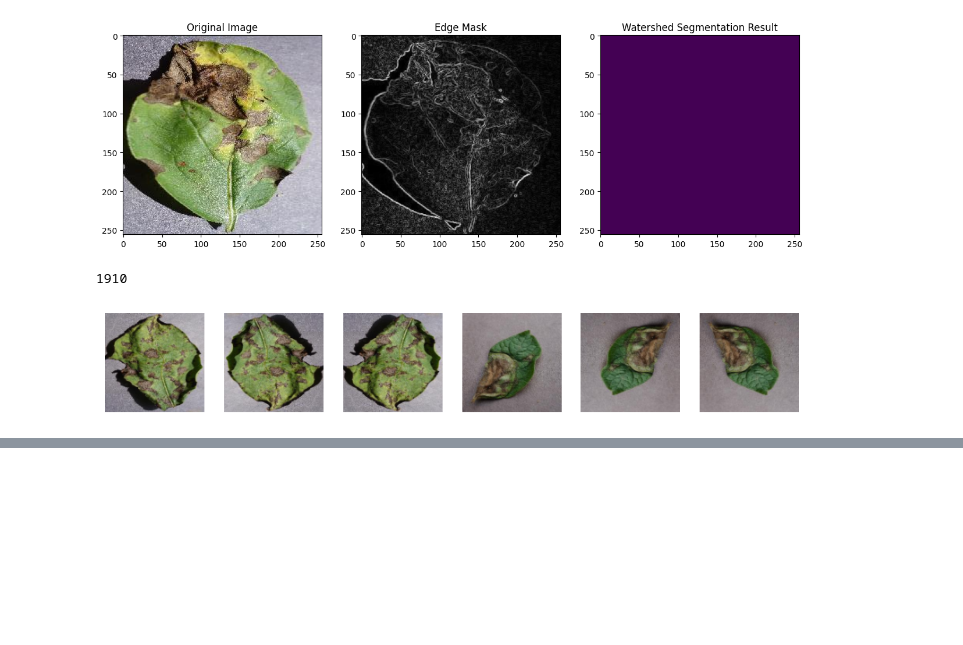
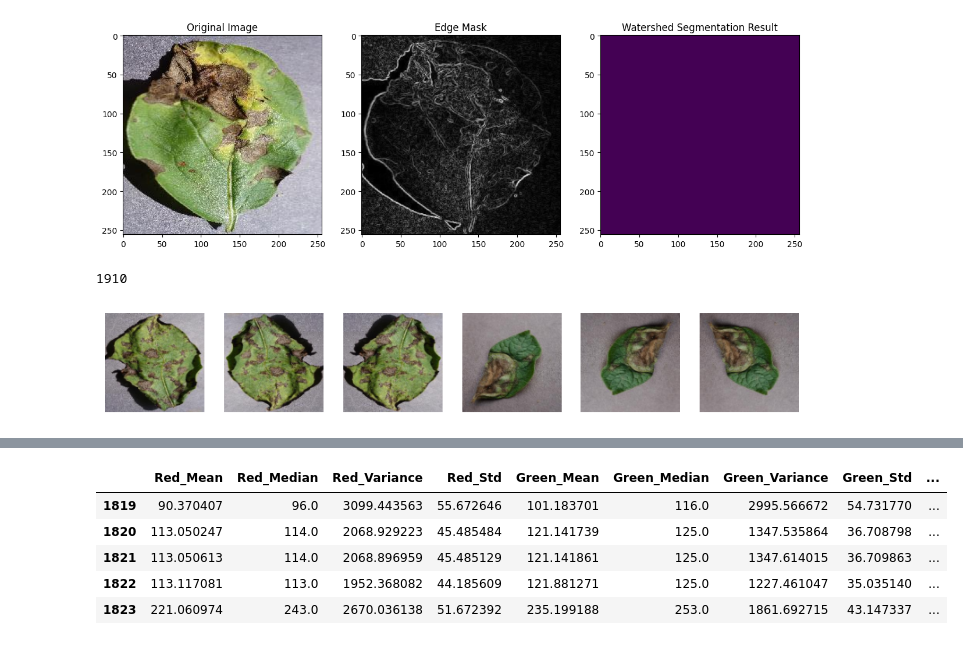
Before and after one commit to arfan64shah/Potato_Disease_DetectionandClassifictaion, a Jupyter notebook: Binary/binary.ipynb, the cells around one changed output, grey strips where cells are left out. Saved outputs shown, nothing was run; the diff lists cells and outputs as text; code cells hidden in the pictures; blank space fills up the shorter version.

```diff
--- a/Binary/binary.ipynb
+++ b/Binary/binary.ipynb
@@ -212,0 +365,11 @@ for y in range(len(images_list)):
+# %%
+# add a column named as label and set it value 0
+healthy_data['label'] = 0
+healthy_data.tail()
+# %% [output]
+|  | Red_Mean | Red_Median | Red_Variance | Red_Std | Green_Mean | Green_Median | Green_Variance | Green_Std | ... |
+| 1819 | 90.370407 | 96.0 | 3099.443563 | 55.672646 | 101.183701 | 116.0 | 2995.566672 | 54.731770 | ... |
+| 1820 | 113.050247 | 114.0 | 2068.929223 | 45.485484 | 121.141739 | 125.0 | 1347.535864 | 36.708798 | ... |
+| 1821 | 113.050613 | 114.0 | 2068.896959 | 45.485129 | 121.141861 | 125.0 | 1347.614015 | 36.709863 | ... |
+| 1822 | 113.117081 | 113.0 | 1952.368082 | 44.185609 | 121.881271 | 125.0 | 1227.461047 | 35.035140 | ... |
+| 1823 | 221.060974 | 243.0 | 2670.036138 | 51.672392 | 235.199188 | 253.0 | 1861.692715 | 43.147337 | ... |
```
Also changed, not shown: parts of 13 cells of this notebook, 5 other files.
